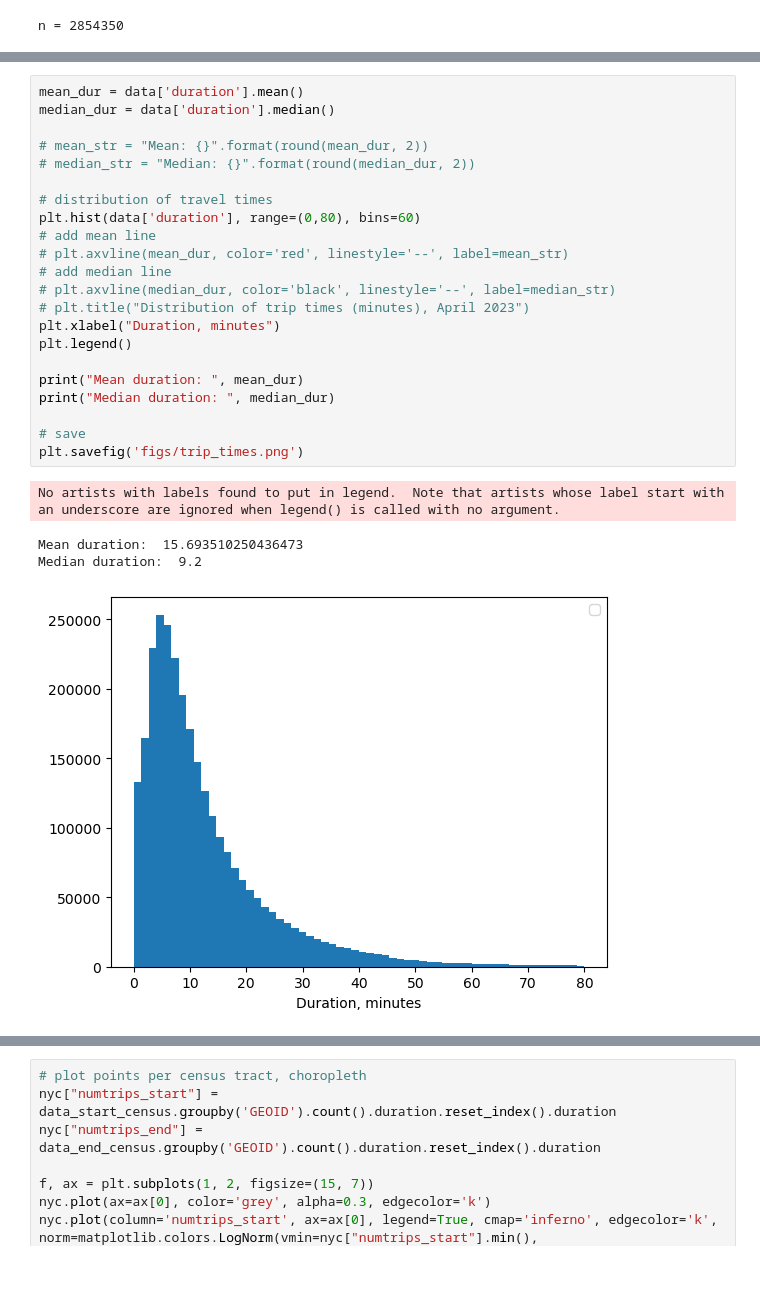
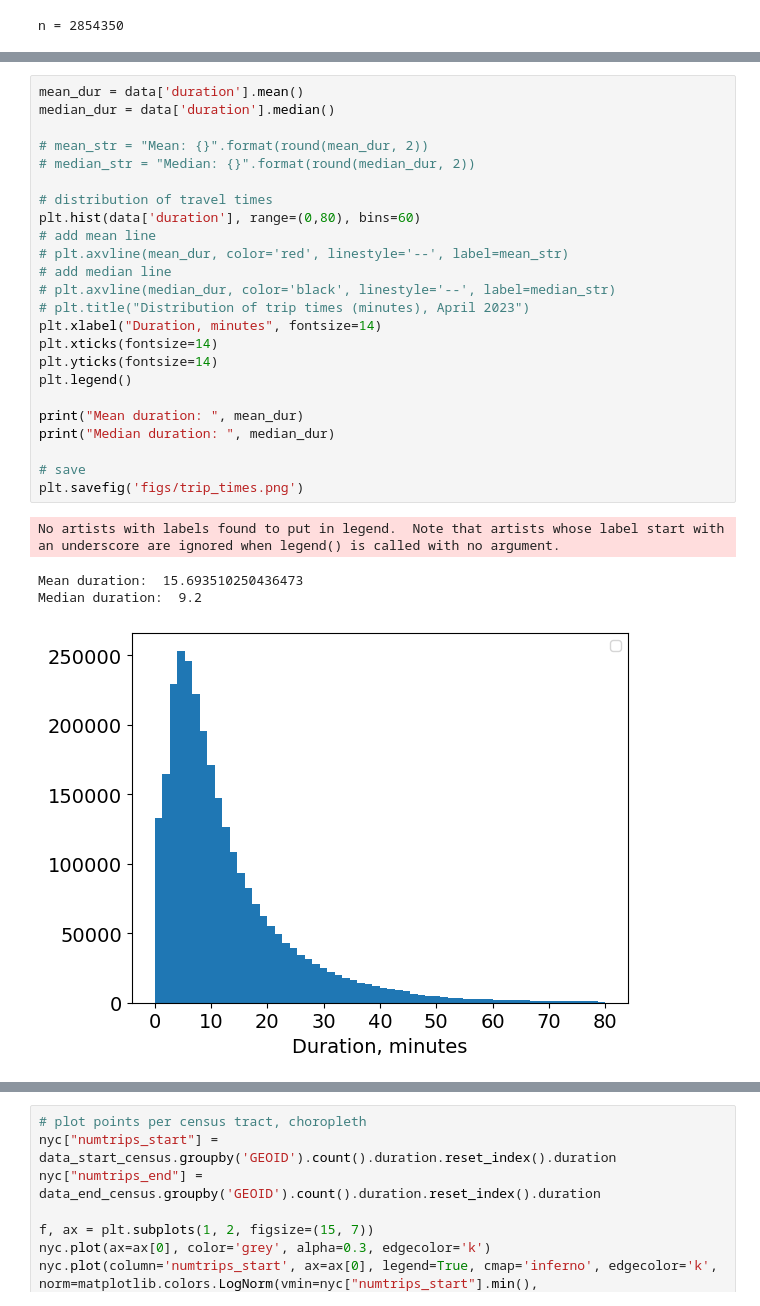
Before and after one commit to ekinugurel/SpatiotemporalFrequentPatternMining, a Jupyter notebook: exploratory_analysis.ipynb, the cells around one changed output, grey strips where cells are left out. Saved outputs shown, nothing was run; the diff lists cells and outputs as text; blank space fills up the shorter version.

```diff
--- a/exploratory_analysis.ipynb
+++ b/exploratory_analysis.ipynb
@@ -123,30 +133,32 @@ plt.savefig('figs/trip_times_by_hour.png')
 # %%
 mean_dur = data['duration'].mean()
 median_dur = data['duration'].median()
 
 # mean_str = "Mean: {}".format(round(mean_dur, 2))
 # median_str = "Median: {}".format(round(median_dur, 2))
 
 # distribution of travel times
 plt.hist(data['duration'], range=(0,80), bins=60)
 # add mean line
 # plt.axvline(mean_dur, color='red', linestyle='--', label=mean_str)
 # add median line
 # plt.axvline(median_dur, color='black', linestyle='--', label=median_str)
 # plt.title("Distribution of trip times (minutes), April 2023")
-plt.xlabel("Duration, minutes")
+plt.xlabel("Duration, minutes", fontsize=14)
+plt.xticks(fontsize=14)
+plt.yticks(fontsize=14)
 plt.legend()
 
 print("Mean duration: ", mean_dur)
 print("Median duration: ", median_dur)
 
 # save
 plt.savefig('figs/trip_times.png')
 # %% [output]
 No artists with labels found to put in legend.  Note that artists whose label start with an underscore are ignored when legend() is called with no argument.
 Mean duration:  15.693510250436473
 Median duration:  9.2
-[figure, old version]
+[figure, new version]
 # %%
 # issues...hex bins look stretched (fix projections)
 
```
Also changed, not shown: parts of 3 cells of this notebook, 7 other files.
